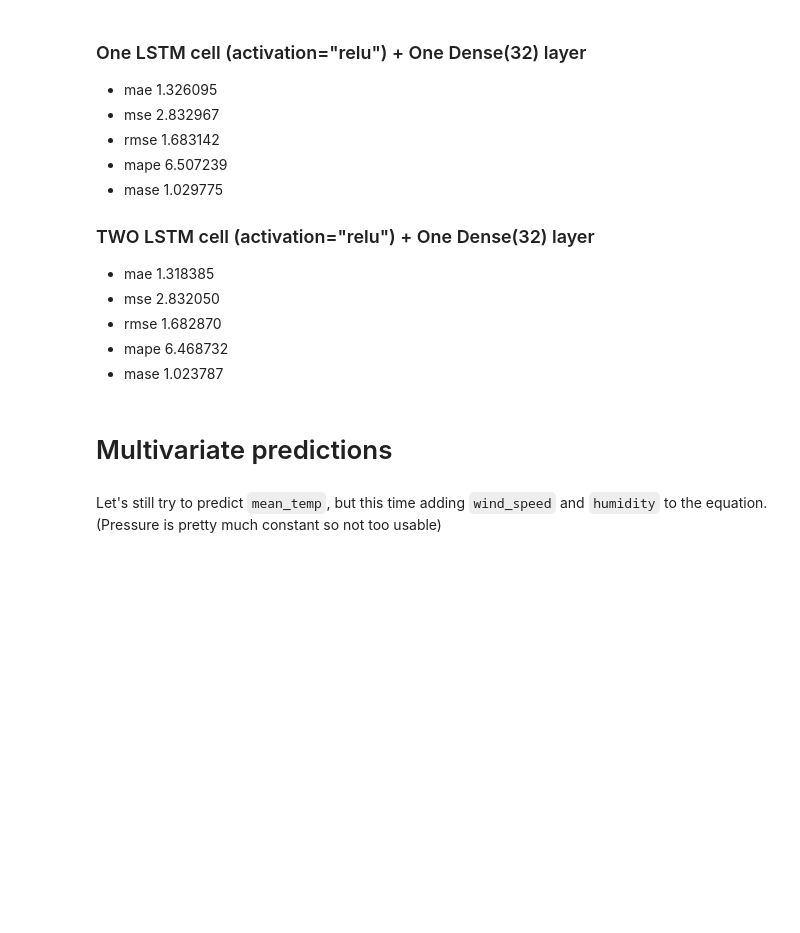
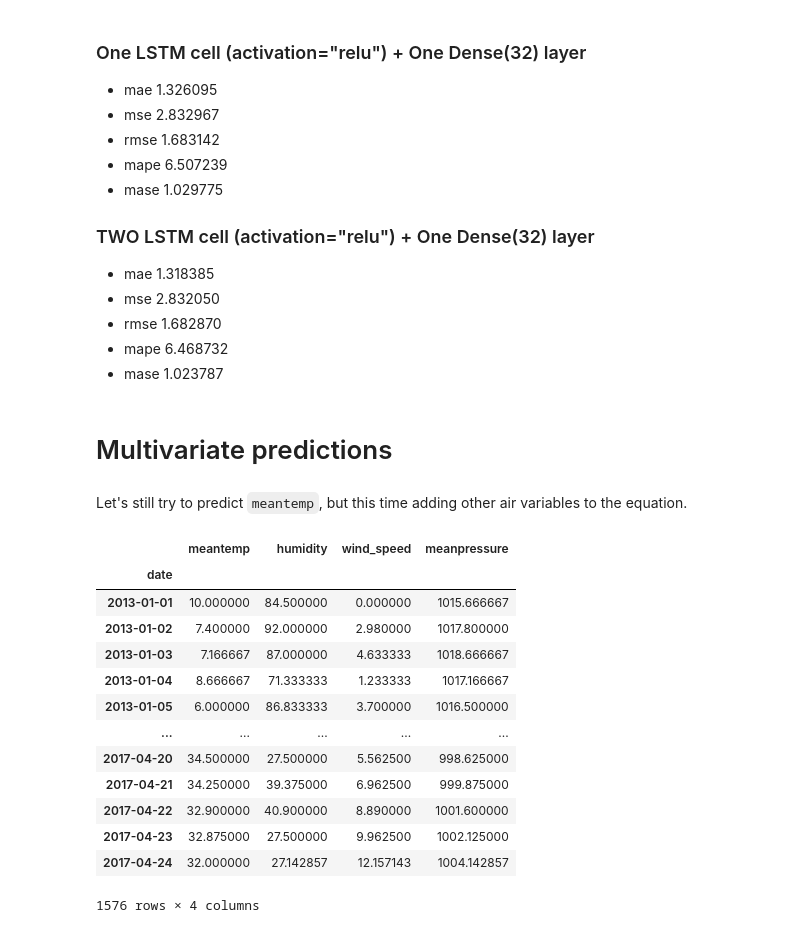
Before and after one commit to alexandre-pinon/voltron, a Jupyter notebook: src/ai/bootstrap.ipynb, the cells around one changed output. Drawn from its saved outputs; the diff is of its cells as text; code cells hidden in the pictures; blank space fills up the shorter version.

```diff
--- a/src/ai/bootstrap.ipynb
+++ b/src/ai/bootstrap.ipynb
@@ -1078,6 +1078,24 @@ dtype: float32
 # %% [markdown]
 # Multivariate predictions
 # %% [markdown]
-Let's still try to predict `mean_temp`, but this time adding `wind_speed` and `humidity` to the equation. (Pressure is pretty much constant so not too usable)
+Let's still try to predict `meantemp`, but this time adding other air variables to the equation.
+# %%
+df = pd.concat([train_df, test_df])
+df
+# %% [output]
+|  | meantemp | humidity | wind_speed | meanpressure |
+| date |  |  |  |  |
+| 2013-01-01 | 10.000000 | 84.500000 | 0.000000 | 1015.666667 |
+| 2013-01-02 | 7.400000 | 92.000000 | 2.980000 | 1017.800000 |
+| 2013-01-03 | 7.166667 | 87.000000 | 4.633333 | 1018.666667 |
+| 2013-01-04 | 8.666667 | 71.333333 | 1.233333 | 1017.166667 |
+| 2013-01-05 | 6.000000 | 86.833333 | 3.700000 | 1016.500000 |
+| ... | ... | ... | ... | ... |
+| 2017-04-20 | 34.500000 | 27.500000 | 5.562500 | 998.625000 |
+| 2017-04-21 | 34.250000 | 39.375000 | 6.962500 | 999.875000 |
+| 2017-04-22 | 32.900000 | 40.900000 | 8.890000 | 1001.600000 |
+| 2017-04-23 | 32.875000 | 27.500000 | 9.962500 | 1002.125000 |
+| 2017-04-24 | 32.000000 | 27.142857 | 12.157143 | 1004.142857 |
+1576 rows × 4 columns
 # %%
 # Note: Because of the different scales of our values we'll scale them to be between 0 and 1.
```
Also changed, not shown: parts of 11 cells of this notebook, 1 other file.
